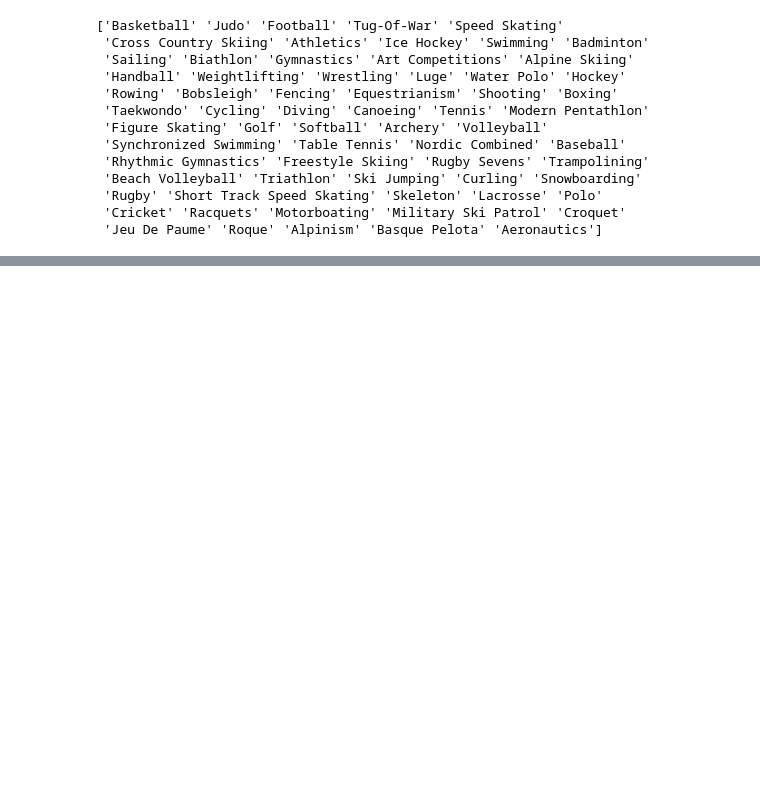
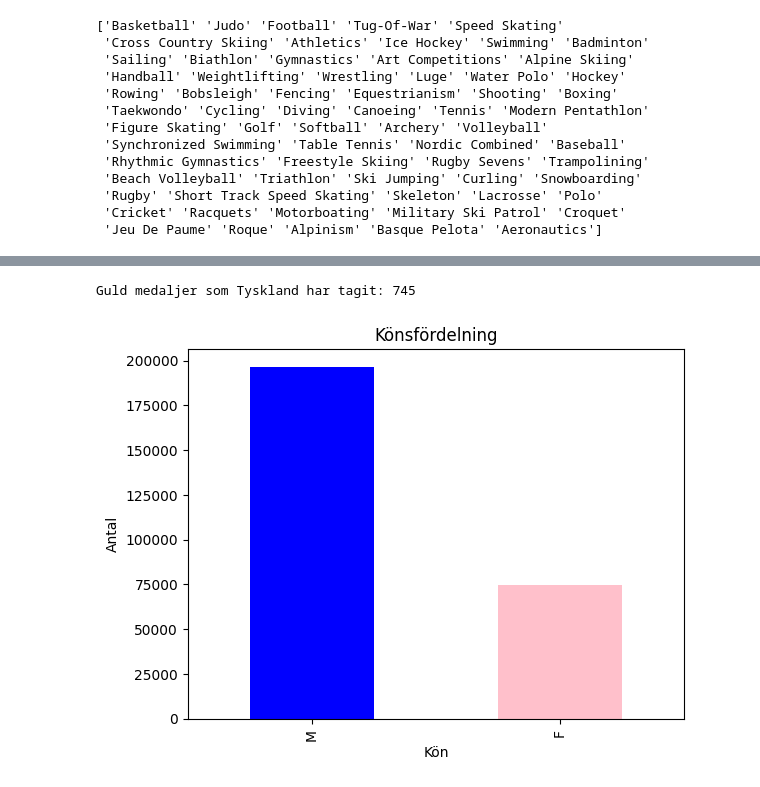
Before and after one commit to n00rp/Project_Olympic, a Jupyter notebook: Individuella filer/uppgift_00_jenny.ipynb, the cells around one changed output, grey strips where cells are left out. Saved outputs shown, nothing was run; the diff lists cells and outputs as text; code cells hidden in the pictures; blank space fills up the shorter version.

```diff
--- a/Individuella filer/uppgift_00_jenny.ipynb
+++ b/Individuella filer/uppgift_00_jenny.ipynb
@@ -59,0 +80,16 @@ print(sport)
+# %%
+# f) utforska datan vidare med egna frågor
+GER = (df["NOC"] == "GER") & (df["Medal"] == "Gold")
+GER = GER.sum()
+print(f"Guld medaljer som Tyskland har tagit: {GER}")
+# %% [output]
+Guld medaljer som Tyskland har tagit: 745
+# %%
+# g) diagram över könsfördelningen
+df["Sex"].value_counts().plot(kind="bar", color=["Blue", "Pink"])
+plt.title("Könsfördelning")
+plt.xlabel("Kön")
+plt.ylabel("Antal")
+plt.show()
+# %% [output]
+[figure, added]
```
Also changed, not shown: parts of 5 cells of this notebook.
